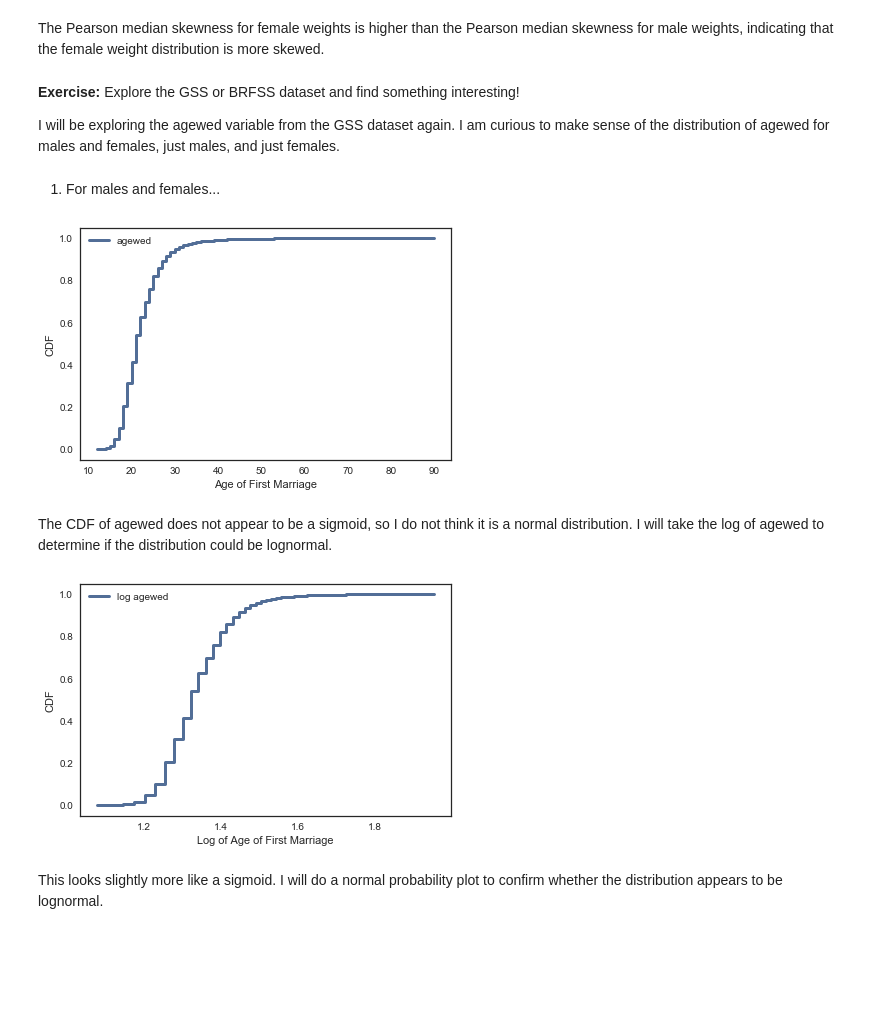
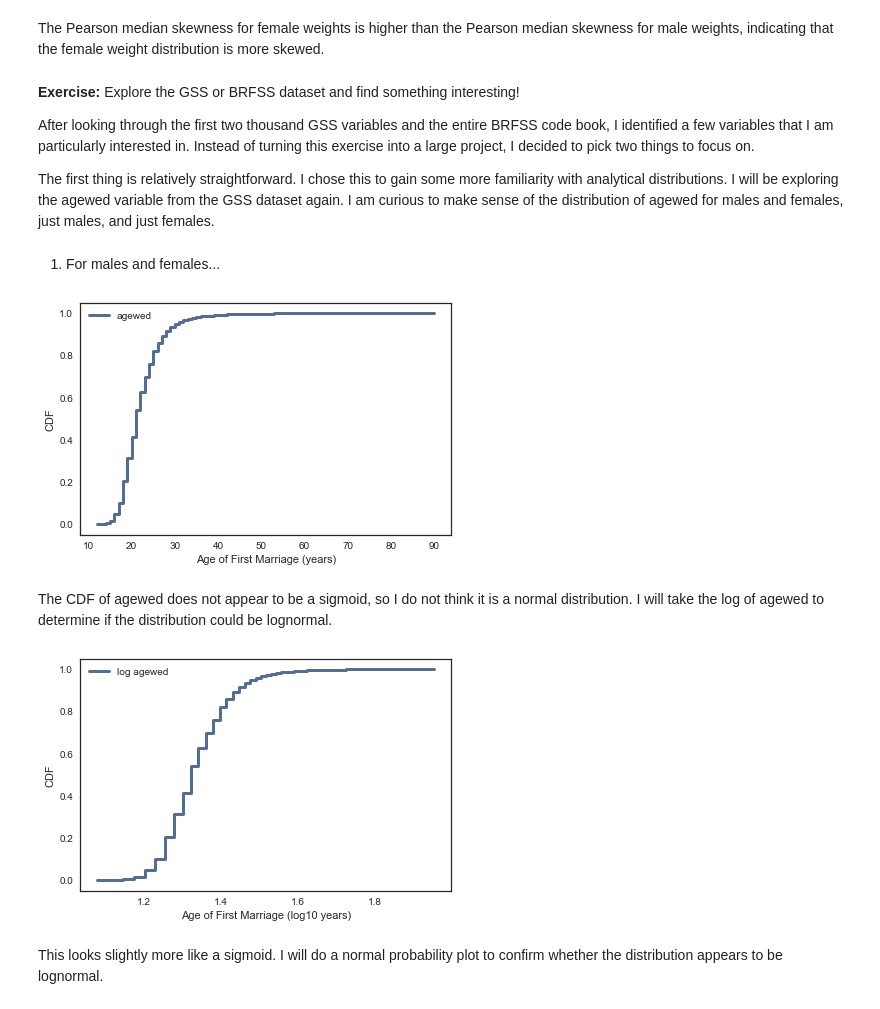
Before and after one commit to coverney/ThinkStats2, a Jupyter notebook: homeworks/homework02.ipynb, the cells around one changed output. Drawn from its saved outputs; the diff is of its cells as text; code cells hidden in the pictures; blank space fills up the shorter version.

```diff
--- a/homeworks/homework02.ipynb
+++ b/homeworks/homework02.ipynb
@@ -588,24 +591,26 @@ The Pearson median skewness for female weights is higher than the Pearson median
 # %% [markdown]
 **Exercise:** Explore the GSS or BRFSS dataset and find something interesting!
 
-I will be exploring the agewed variable from the GSS dataset again. I am curious to make sense of the distribution of agewed for males and females, just males, and just females.
+After looking through the first two thousand GSS variables and the entire BRFSS code book, I identified a few variables that I am particularly interested in. Instead of turning this exercise into a large project, I decided to pick two things to focus on.
+
+The first thing is relatively straightforward. I chose this to gain some more familiarity with analytical distributions. I will be exploring the agewed variable from the GSS dataset again. I am curious to make sense of the distribution of agewed for males and females, just males, and just females.
 # %% [markdown]
 1) For males and females...
 # %%
 cdf_agewed = Cdf(gss['agewed'], label='agewed')
 thinkplot.Cdf(cdf_agewed)
-decorate(xlabel='Age of First Marriage', ylabel='CDF')
+decorate(xlabel='Age of First Marriage (years)', ylabel='CDF')
 # %% [output]
-[figure, old version]
+[figure, new version]
 # %% [markdown]
 The CDF of agewed does not appear to be a sigmoid, so I do not think it is a normal distribution. I will take the log of agewed to determine if the distribution could be lognormal.
 # %%
 log_agewed = np.log10(gss['agewed'])
 cdf_log_agewed = Cdf(log_agewed, label='log agewed')
 thinkplot.Cdf(cdf_log_agewed)
-decorate(xlabel='Log of Age of First Marriage', ylabel='CDF')
+decorate(xlabel='Age of First Marriage (log10 years)', ylabel='CDF')
 # %% [output]
-[figure, old version]
+[figure, new version]
 # %% [markdown]
 This looks slightly more like a sigmoid. I will do a normal probability plot to confirm whether the distribution appears to be lognormal.
 # %%
```
Also changed, not shown: parts of 34 cells of this notebook, 5 other files.
